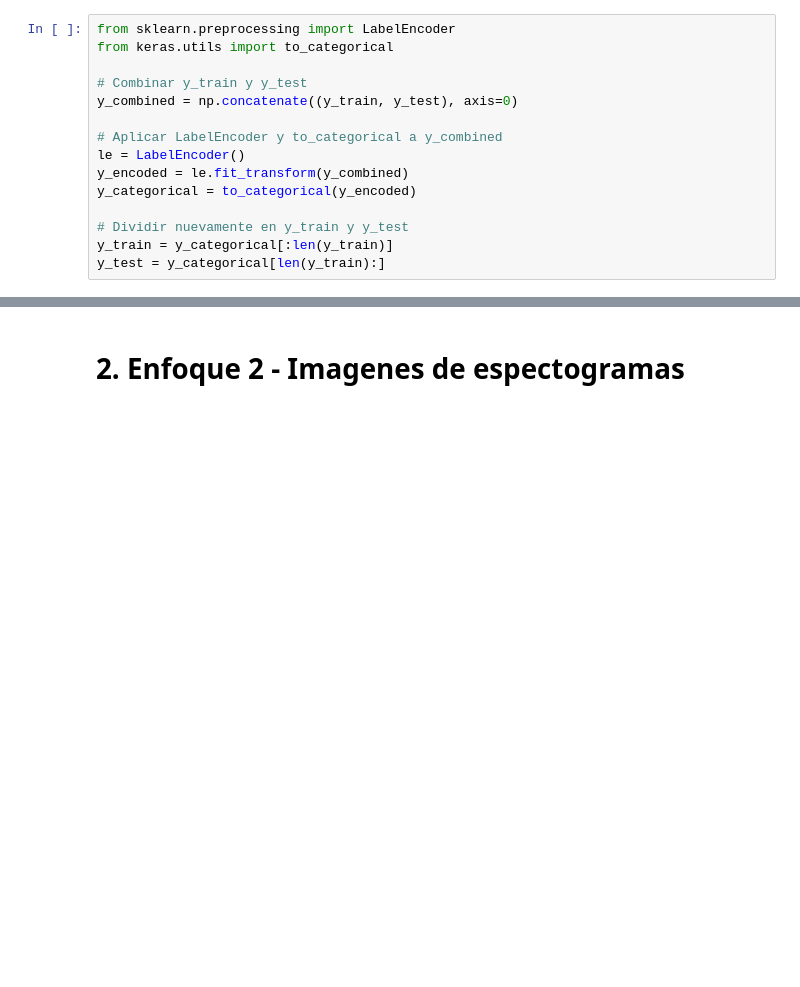
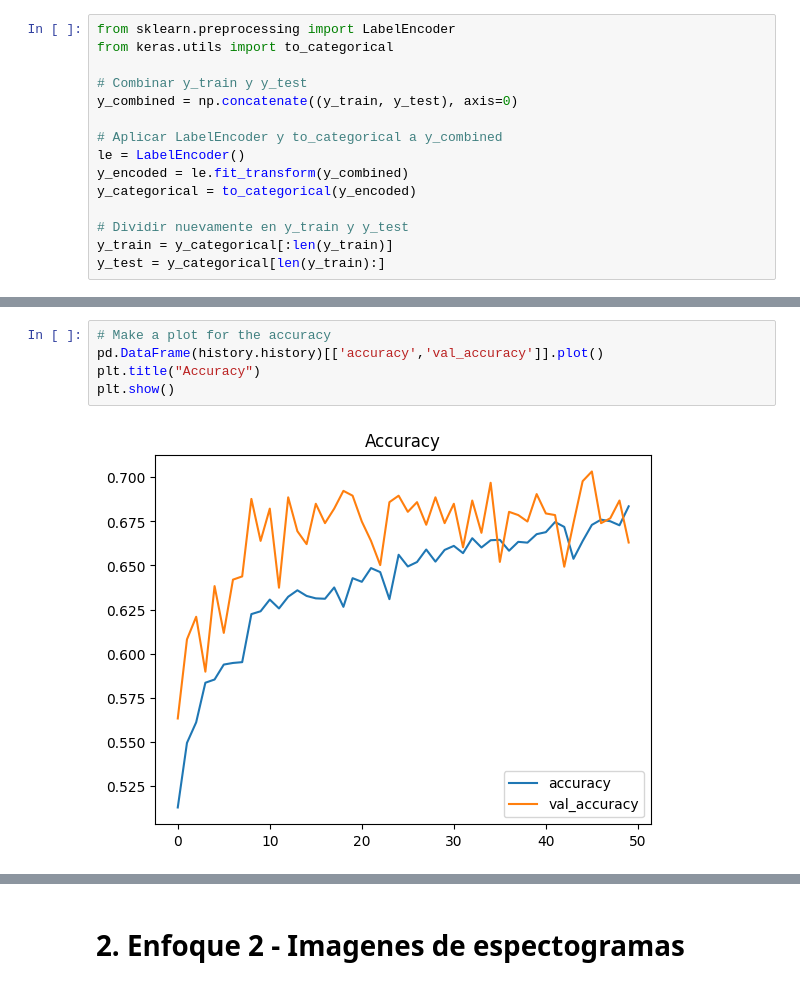
Before and after one commit to IgnacioBarb/Trabajo-Fianl-CEIABDTA, a Jupyter notebook: 2. Entrenamiento y prediccion.ipynb, the cells around one changed output, grey strips where cells are left out. Drawn from its saved outputs; the diff is of its cells as text; blank space fills up the shorter version.

```diff
--- a/2. Entrenamiento y prediccion.ipynb
+++ b/2. Entrenamiento y prediccion.ipynb
@@ -264,3 +274,10 @@ Accuracy: 0.6758241653442383
+# %%
+# Make a plot for the accuracy
+pd.DataFrame(history.history)[['accuracy','val_accuracy']].plot()
+plt.title("Accuracy")
+plt.show()
+# %% [output]
+[figure, added]
 # %%
 y_pred = model.predict(X_test)
 y_test_decoded = le.inverse_transform(np.argmax(y_test, axis=1))
```
Also changed, not shown: parts of 18 cells of this notebook.
